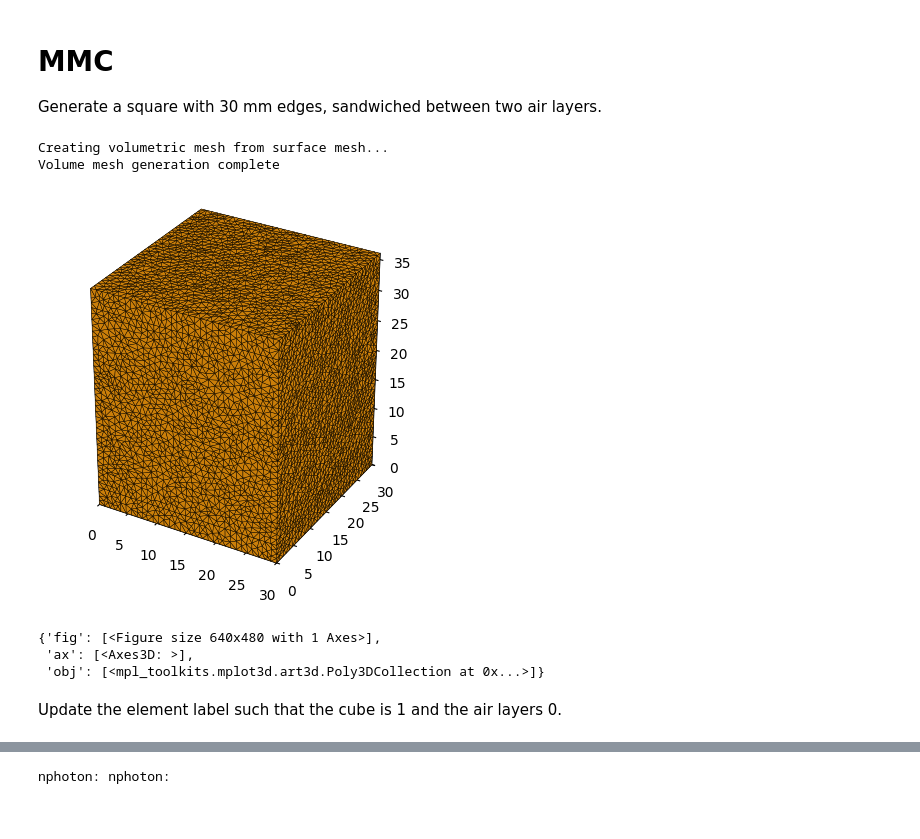
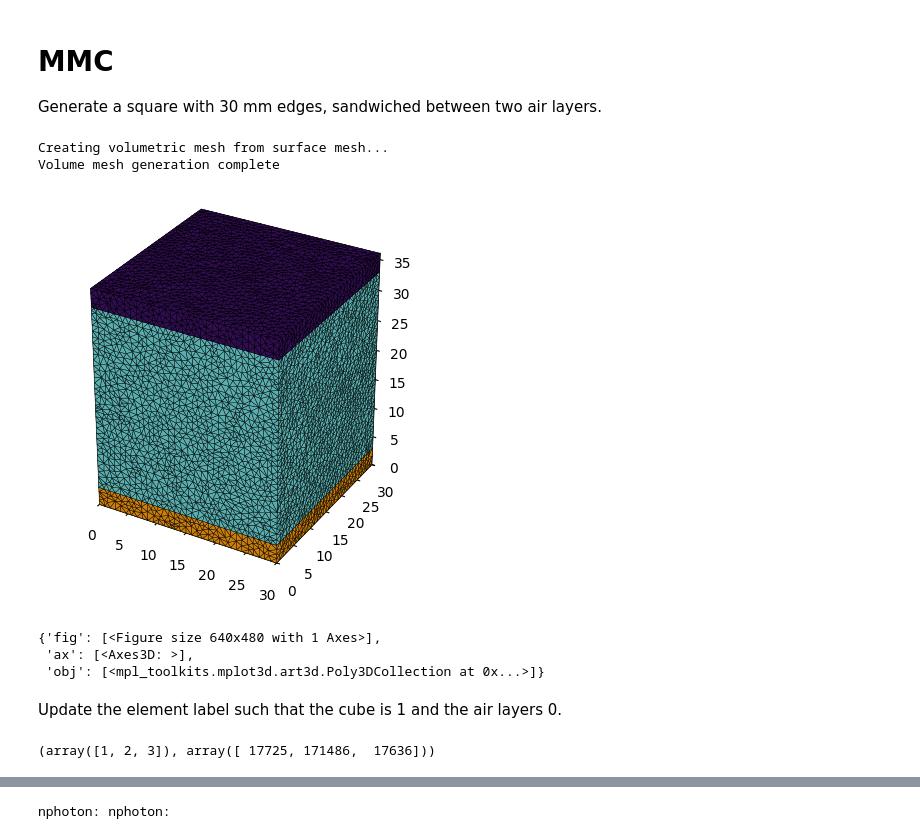
Before and after one commit to lvdtweel/mwe-mmc-isspecular, a Jupyter notebook: minimal_working_example.ipynb, the cells around one changed output, grey strips where cells are left out. Saved outputs shown, nothing was run; the diff lists cells and outputs as text; code cells hidden in the pictures.

Commit message:
Adding figure of volume mesh with updated labels

```diff
--- a/minimal_working_example.ipynb
+++ b/minimal_working_example.ipynb
@@ -109,18 +110,22 @@ Generate a square with 30 mm edges, sandwiched between two air layers.
 # %%
 no, fc, c0 = i2m.latticegrid([0,30], [0, 30], [0, 3, 33, 36])
 no2, el2, fc2 = i2m.s2m(no, fc, 1, maxvol=0.3, regions=c0)
 
 el3, _, _ = i2m.meshreorient(no2, el2[:, :4])
 assert np.allclose(el3, el2[:, :4])
 
-i2m.plotmesh(no2, fc2)
+i2m.plotmesh(no2, el2)
 # %% [output]
 Creating volumetric mesh from surface mesh...
 Volume mesh generation complete
-[figure, old version]
+[figure, new version]
 {'fig': [<Figure size 640x480 with 1 Axes>],
  'ax': [<Axes3D: >],
  'obj': [<mpl_toolkits.mplot3d.art3d.Poly3DCollection at 0x...>]}
 # %% [markdown]
 Update the element label such that the cube is 1 and the air layers 0.
+# %%
+np.unique(el2[:, 4], return_counts=True)
+# %% [output]
+(array([1, 2, 3]), array([ 17725, 171486,  17636]))
 # %%
```
Also changed, not shown: parts of 3 cells of this notebook, 1 other file.
